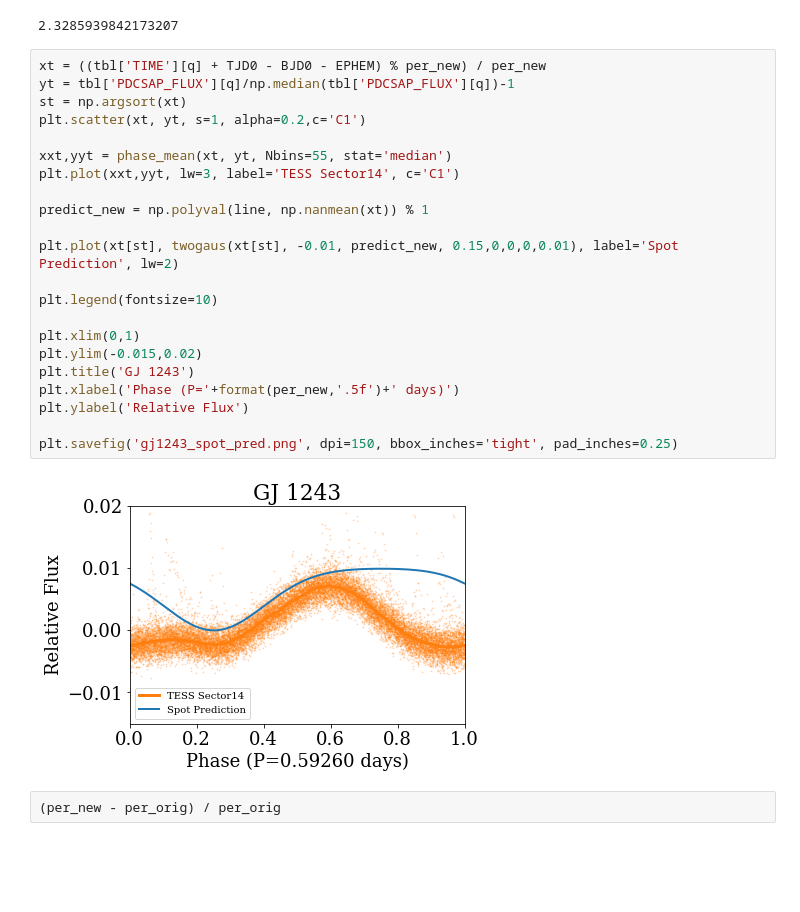
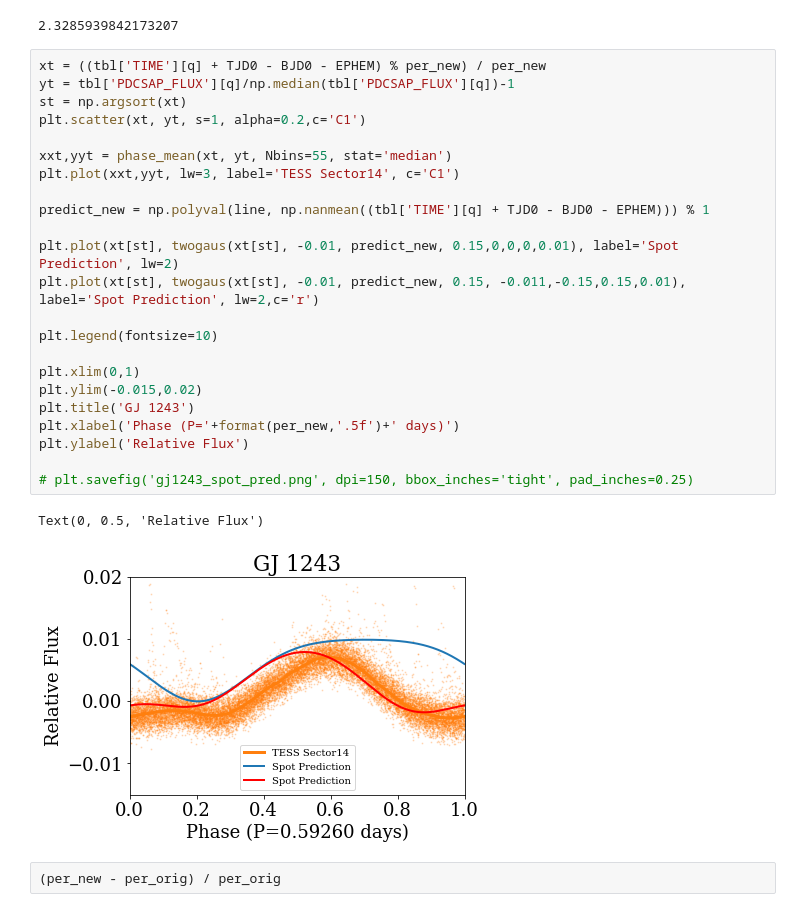
Before and after one commit to jradavenport/gj1243_10yrs, a Jupyter notebook: starspot_search.ipynb, the cells around one changed output. Saved outputs shown, nothing was run; the diff lists cells and outputs as text; blank space fills up the shorter version.

```diff
--- a/starspot_search.ipynb
+++ b/starspot_search.ipynb
@@ -462,27 +443,29 @@ print(line)
 # %%
 xt = ((tbl['TIME'][q] + TJD0 - BJD0 - EPHEM) % per_new) / per_new
 yt = tbl['PDCSAP_FLUX'][q]/np.median(tbl['PDCSAP_FLUX'][q])-1
 st = np.argsort(xt)
 plt.scatter(xt, yt, s=1, alpha=0.2,c='C1')
 
 xxt,yyt = phase_mean(xt, yt, Nbins=55, stat='median')
 plt.plot(xxt,yyt, lw=3, label='TESS Sector14', c='C1')
 
-predict_new = np.polyval(line, np.nanmean(xt)) % 1
+predict_new = np.polyval(line, np.nanmean((tbl['TIME'][q] + TJD0 - BJD0 - EPHEM))) % 1
 
 plt.plot(xt[st], twogaus(xt[st], -0.01, predict_new, 0.15,0,0,0,0.01), label='Spot Prediction', lw=2)
+plt.plot(xt[st], twogaus(xt[st], -0.01, predict_new, 0.15, -0.011,-0.15,0.15,0.01), label='Spot Prediction', lw=2,c='r')
 
 plt.legend(fontsize=10)
 
 plt.xlim(0,1)
 plt.ylim(-0.015,0.02)
 plt.title('GJ 1243')
 plt.xlabel('Phase (P='+format(per_new,'.5f')+' days)')
 plt.ylabel('Relative Flux')
 
-plt.savefig('gj1243_spot_pred.png', dpi=150, bbox_inches='tight', pad_inches=0.25)
+# plt.savefig('gj1243_spot_pred.png', dpi=150, bbox_inches='tight', pad_inches=0.25)
 # %% [output]
+Text(0, 0.5, 'Relative Flux')
-[figure, old version]
+[figure, new version]
 # %%
 (per_new - per_orig) / per_orig
 # %% [output]
```
Also changed, not shown: parts of 20 cells of this notebook, 3 other files.
